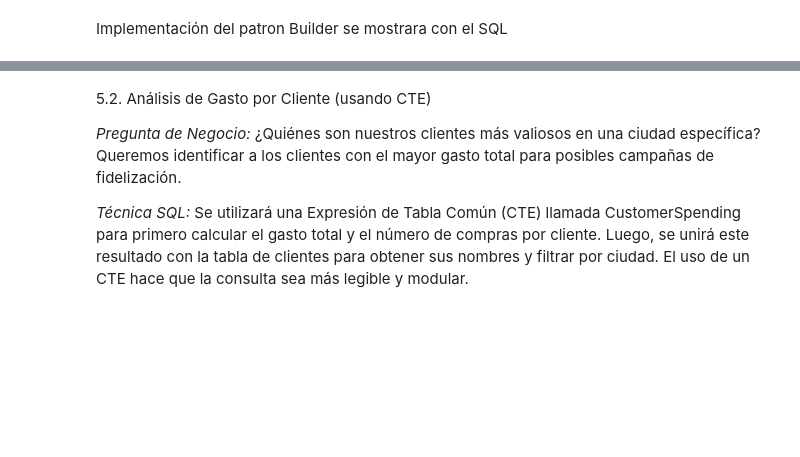
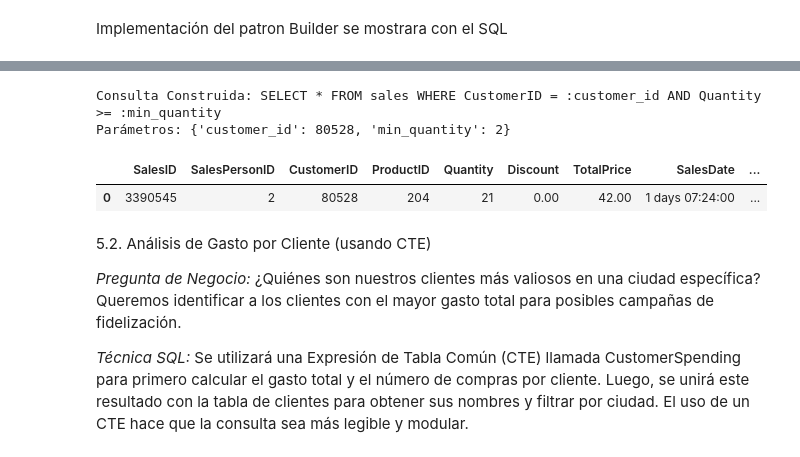
Before and after one commit to juanxmartel/AccentureData, a Jupyter notebook: notebook.ipynb, the cells around one changed output, grey strips where cells are left out. Cells and saved outputs as stored; diff of their text form; code cells hidden in the pictures; blank space fills up the shorter version.

```diff
--- a/notebook.ipynb
+++ b/notebook.ipynb
@@ -84,15 +127,22 @@ Ahora, usamos nuestro `SalesQueryBuilder` para encontrar las ventas del cliente
 # %%
 from src.builder.sale_query_builder import SalesQueryBuilder
+from src.database.db_connector import DatabaseConnector
 
 builder = SalesQueryBuilder()
-query_string, params = builder.with_customer(45).with_min_quantity(2).build()
+query_string, params = builder.with_customer(80528).with_min_quantity(2).build()
 
 print("Consulta Construida:", query_string)
 print("Parámetros:", params)
 
+db = DatabaseConnector()
 df_builder_result = db.run_query(query_string, params)
 
 display(df_builder_result)
+# %% [output]
+Consulta Construida: SELECT * FROM sales WHERE CustomerID = :customer_id AND Quantity >= :min_quantity
+Parámetros: {'customer_id': 80528, 'min_quantity': 2}
+|  | SalesID | SalesPersonID | CustomerID | ProductID | Quantity | Discount | TotalPrice | SalesDate | ... |
+| 0 | 3390545 | 2 | 80528 | 204 | 21 | 0.00 | 42.00 | 1 days 07:24:00 | ... |
 # %% [markdown]
 5.2. Análisis de Gasto por Cliente (usando CTE)
 
```
Also changed, not shown: parts of 10 cells of this notebook, 3 other files.
